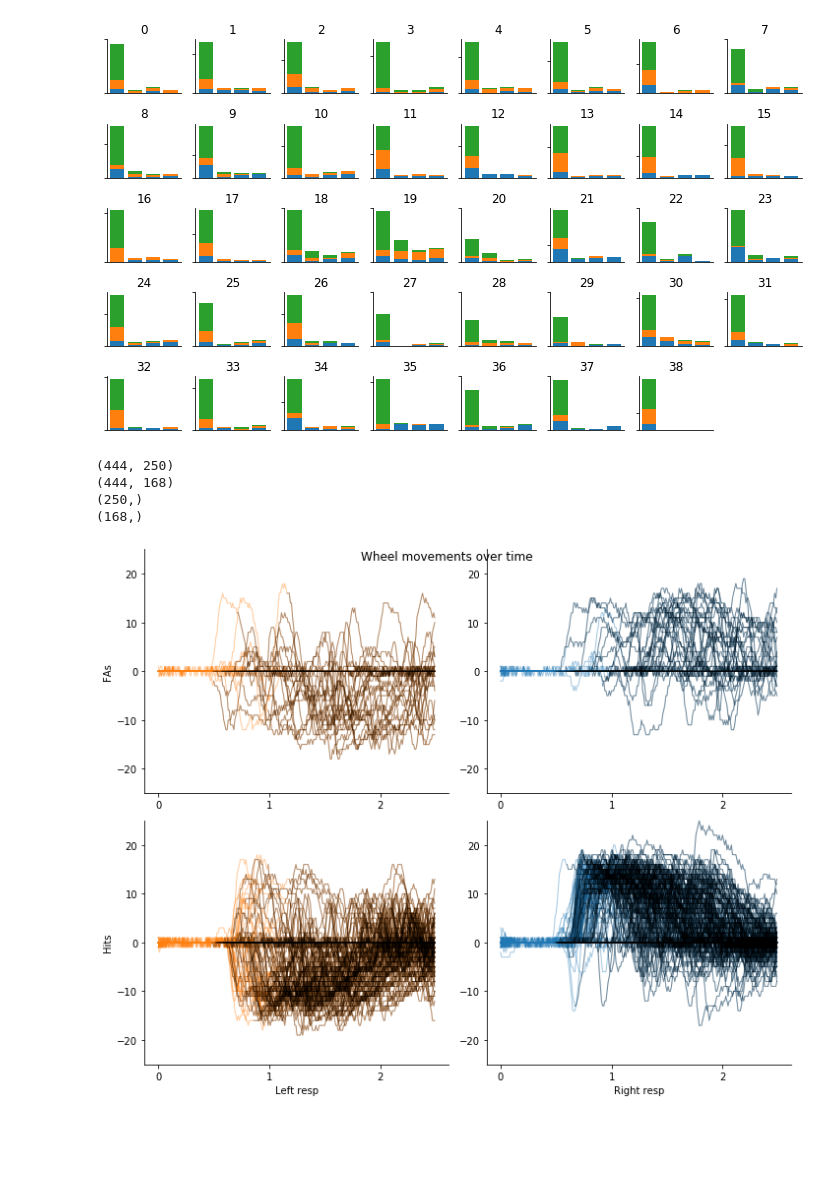
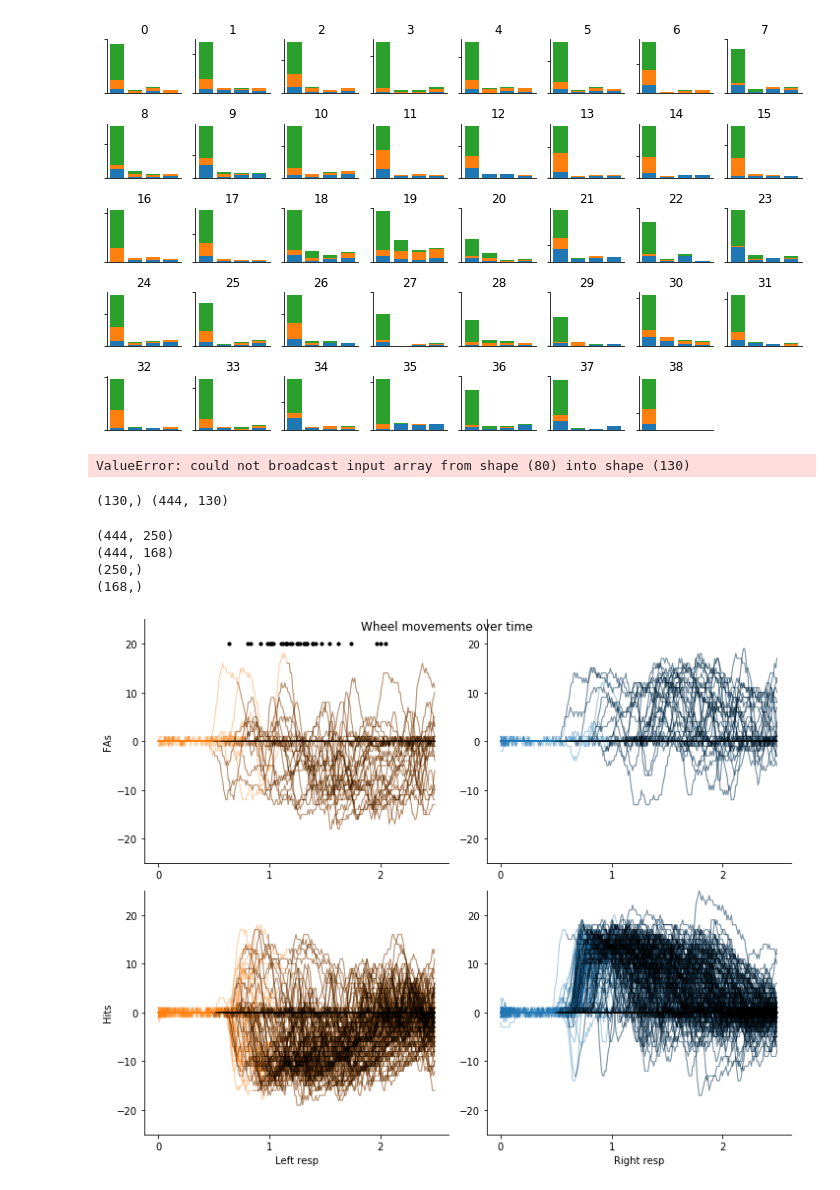
Before and after one commit to KceniaB/NMA_project, a Jupyter notebook: sam/Steinmetz_example_playground.ipynb, the cells around one changed output. Drawn from its saved outputs; the diff is of its cells as text; code cells hidden in the pictures; blank space fills up the shorter version.

```diff
--- a/sam/Steinmetz_example_playground.ipynb
+++ b/sam/Steinmetz_example_playground.ipynb
@@ -162,7 +163,12 @@ binsize = 0.01 #in seconds
 
 wheelpos_raw = dat['wheel'][0]
 cue_time = dat['gocue']
-cue_time_idx = np.round((cue_time/0.01))
+resp_time = dat['response_time']
+
+resp_time_idx = np.round(resp_time/binsize)
+resp_time_idx.astype(int)
+
+cue_time_idx = np.round((cue_time/binsize))
 cue_time_idx.astype(int)
 
 wheelpos_raw_postcue = np.full_like(wheelpos_raw,np.nan)
@@ -172,16 +178,31 @@ for i in range(wheelpos_raw.shape[0]):
 t_raw = np.arange(0,wheelpos_raw.shape[1]*binsize-binsize,binsize)
 
 binsize = 0.01 #in seconds
-t_win = [-.48,1.2] #in seconds
-t_steps = int(np.diff(np.array(t_win)/binsize))
 
-t_cue = np.arange(t_win[0],t_win[1],binsize)
-wheelpos_cue = np.zeros((len(cue_time),t_steps))
-wheelpos_cue_postcue = np.zeros((len(cue_time),t_steps))
+t_cuewin = [-.48,1.2] #in seconds
+t_cue = np.arange(t_cuewin[0],t_cuewin[1],binsize)
+wheelpos_cue = np.zeros((len(cue_time),int(np.diff(np.array(t_win)/binsize))))
+wheelpos_cue_postcue = np.zeros((len(cue_time),int(np.diff(np.array(t_win)/binsize))))
 
 for i,val in enumerate(cue_time_idx):
-    wheelpos_cue[i,:] = wheelpos_raw[i,int(val+t_win[0]/binsize):int(val+t_win[1]/binsize)]
-    wheelpos_cue_postcue[i,:] = wheelpos_raw_postcue[i,int(val+t_win[0]/binsize):int(val+t_win[1]/binsize)]
+    wheelpos_cue[i,:] = wheelpos_raw[i,int(val+t_cuewin[0]/binsize):int(val+t_cuewin[1]/binsize)]
+    wheelpos_cue_postcue[i,:] = wheelpos_raw_postcue[i,int(val+t_cuewin[0]/binsize):int(val+t_cuewin[1]/binsize)]
+
+t_respwin = [-.3,1] #in seconds
+t_resp = np.arange(t_win[0],t_win[1],binsize)
+wheelpos_resp = np.zeros((len(resp_time),int(np.diff(np.array(t_respwin)/binsize))))
+wheelpos_resp_postresp = np.zeros((len(resp_time),int(np.diff(np.array(t_respwin)/binsize))))
+
+for i,val in enumerate(resp_time_idx):
+    wheelpos_resp[i,:] = wheelpos_raw[i,int(val+t_respwin[0]/binsize):int(val+t_respwin[1]/binsize)]
+    wheelpos_resp_postresp[i,:] = wheelpos_raw_postcue[i,int(val+t_respwin[0]/binsize):int(val+t_respwin[1]/binsize)]
+# %% [output]
+ValueError: could not broadcast input array from shape (80) into shape (130)
+# %%
+test=np.arange(int(val+t_respwin[0]/binsize),int(val+t_respwin[1]/binsize))
+print(test.shape,wheelpos_resp.shape)
+# %% [output]
+(130,) (444, 130)
 # %%
 print(wheelpos_raw.shape)
 print(wheelpos_cue.shape)
@@ -208,34 +229,35 @@ plt.plot(wheelpos_raw[np.where(trls_NL)].T,cols[1],alpha=.4,linewidth=1)
 plt.plot(wheelpos_raw_postcue[np.where(trls_NL)].T,'k',alpha=.3,linewidth=1)
 plt.ylim(-25,25)
 plt.xticks([0,100,200],[0,1,2])
 plt.ylabel('FAs')
+plt.scatter(resp_time[np.where(trls_NL)],20*np.ones_like(resp_time[np.where(trls_NL)]),10,'k')
 
 plt.subplot(222)
 plt.plot(wheelpos_raw[np.where(trls_NR)].T,cols[0],alpha=.4,linewidth=1)
 plt.plot(wheelpos_raw_postcue[np.where(trls_NR)].T,'k',alpha=.3,linewidth=1)
 plt.xticks([0,100,200],[0,1,2])
 plt.ylim(-25,25)
 
 plt.subplot(223)
 plt.plot(wheelpos_raw[np.where(trls_GL)].T,cols[1],alpha=.4,linewidth=1)
 plt.plot(wheelpos_raw_postcue[np.where(trls_GL)].T,'k',alpha=.3,linewidth=1)
 plt.ylim(-25,25)
 plt.xticks([0,100,200],[0,1,2])
 plt.xlabel('Left resp')
 plt.ylabel('Hits')
 
 plt.subplot(224)
 plt.plot(wheelpos_raw[np.where(trls_GR)].T,cols[0],alpha=.4,linewidth=1)
 plt.plot(wheelpos_raw_postcue[np.where(trls_GR)].T,'k',alpha=.3,linewidth=1)
 plt.ylim(-25,25)
 plt.xticks([0,100,200],[0,1,2])
 plt.xlabel('Right resp')
 
 plt.suptitle("Wheel movements over time")
 
 plt.show()
 # %% [output]
-[figure, old version]
+[figure, new version]
 # %%
 cols = plt.rcParams['axes.prop_cycle'].by_key()['color']
 trls_NR = nogo_no*(response==1)
```
Also changed, not shown: parts of 3 cells of this notebook, 3 other files.
